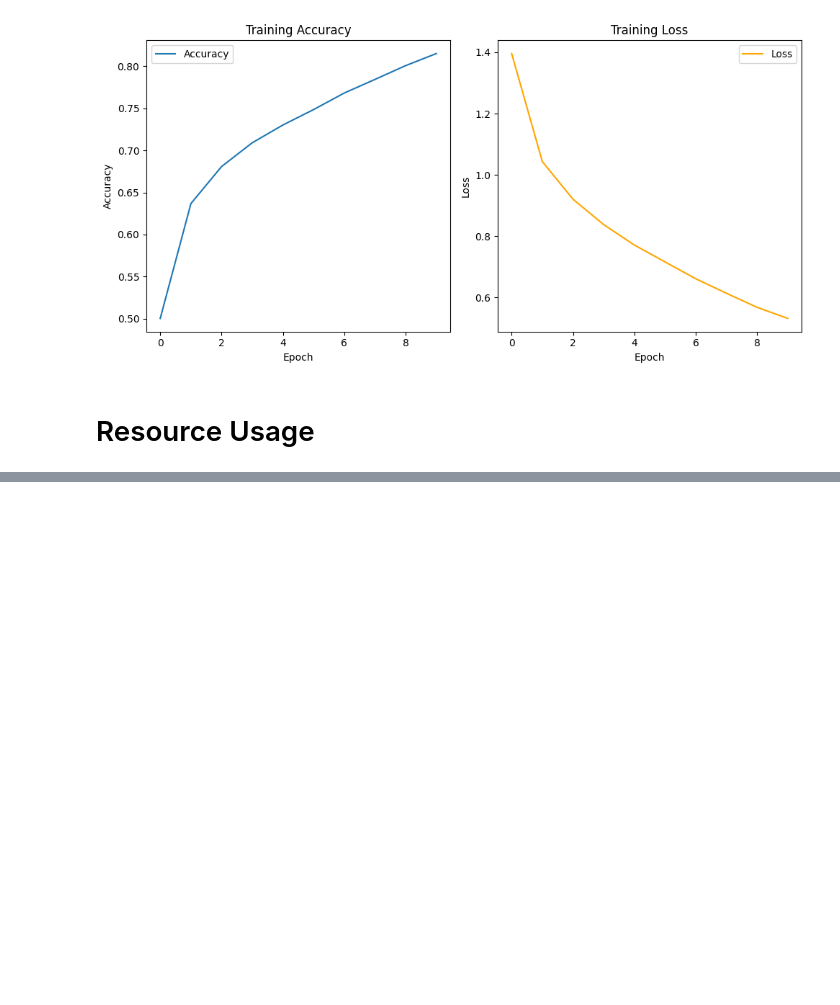
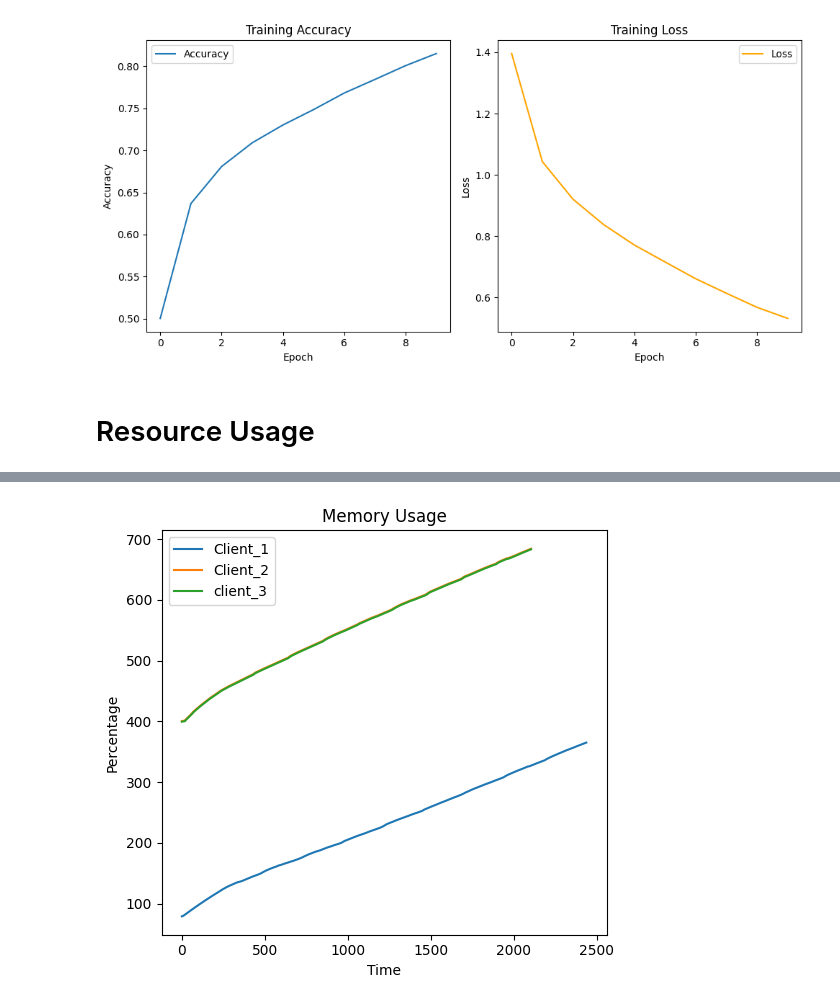
Before and after one commit to SRshohan/blockchain-iot-abac-fl, a Jupyter notebook: federated_learning/results.ipynb, the cells around one changed output, grey strips where cells are left out. Drawn from its saved outputs; the diff is of its cells as text; code cells hidden in the pictures; blank space fills up the shorter version.

```diff
--- a/federated_learning/results.ipynb
+++ b/federated_learning/results.ipynb
@@ -77,0 +80,33 @@ plt.show()
+# %%
+path = "../dataset/resources_round_1_pi_1.json"
+path1 = "../dataset/resources_round_1_pi_2.json"
+
+with open(path, "r") as f:
+    data = json.load(f)
+
+with open(path1, "r") as f:
+    data1 = json.load(f)
+
+network1 = [m["network_sent_mb"] for _, m in enumerate(data["resource_data"])]
+network2 = [m["network_sent_mb"] for _, m in enumerate(data1["resource_data"])]
+network3 = [m["network_sent_mb"] - 1  for _, m in enumerate(data1["resource_data"])]
+# memory = [m["network_sent_mb"] for _, m in enumerate(data["resource_data"])]
+# memory_used = [m["memory_used_mb"] for _, m in enumerate(data["resource_data"])]
+# disk = [m["disk_percent"] for _, m in enumerate(data["resource_data"])]
+
+
+
+plt.figure(figsize=(10, 5))
+plt.subplot(1, 2, 1)
+plt.plot(network1, label="Client_1")
+plt.plot(network2, label="Client_2")
+plt.plot(network3, label="client_3")
+plt.title("Memory Usage")
+plt.xlabel("Time")
+plt.ylabel("Percentage")
+plt.legend()
+
+plt.tight_layout()
+plt.show()
+# %% [output]
+[figure, added]
```
Also changed, not shown: parts of 1 cell of this notebook, 6 other files.
